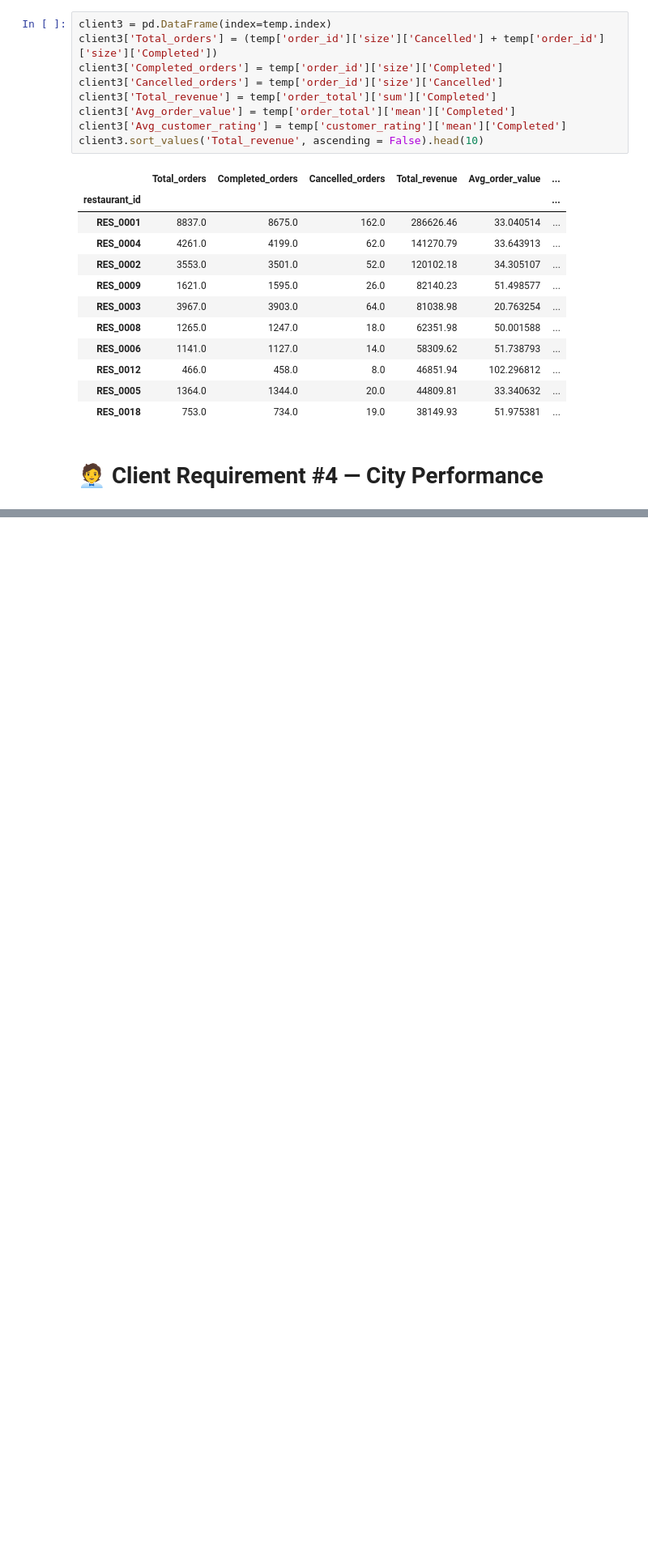
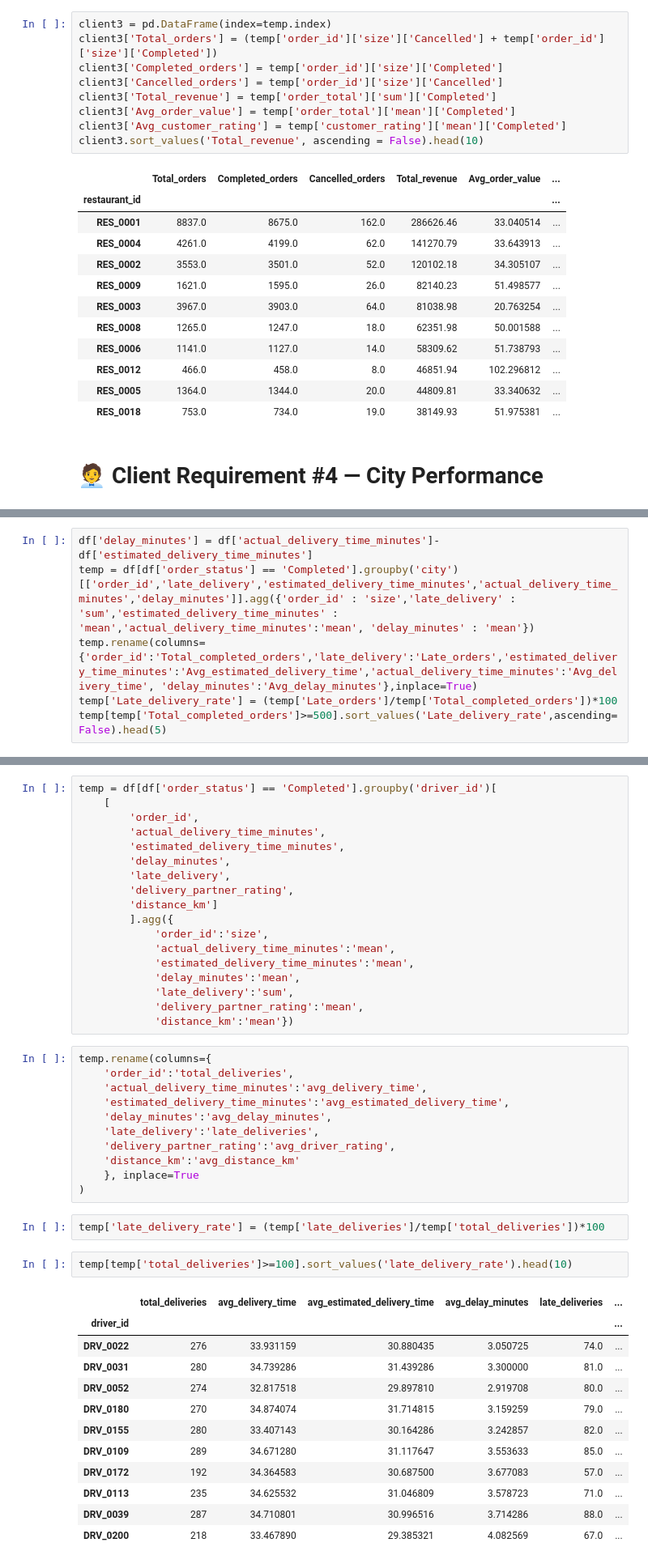
Before and after one commit to KishanG02/Jupyterfiles, a Jupyter notebook: Practice_pandas.ipynb, the cells around one changed output, grey strips where cells are left out. Shown at 81% size. Drawn from its saved outputs; the diff is of its cells as text; blank space fills up the shorter version.

```diff
--- a/Practice_pandas.ipynb
+++ b/Practice_pandas.ipynb
@@ -196,0 +265,6 @@ KeyError: 'Cancelled'
+# %%
+df['delay_minutes'] = df['actual_delivery_time_minutes']- df['estimated_delivery_time_minutes']
+temp = df[df['order_status'] == 'Completed'].groupby('city')[['order_id','late_delivery','estimated_delivery_time_minutes','actual_delivery_time_minutes','delay_minutes']].agg({'order_id' : 'size','late_delivery' : 'sum','estimated_delivery_time_minutes' : 'mean','actual_delivery_time_minutes':'mean', 'delay_minutes' : 'mean'})
+temp.rename(columns={'order_id':'Total_completed_orders','late_delivery':'Late_orders','estimated_delivery_time_minutes':'Avg_estimated_delivery_time','actual_delivery_time_minutes':'Avg_delivery_time', 'delay_minutes':'Avg_delay_minutes'},inplace=True)
+temp['Late_delivery_rate'] = (temp['Late_orders']/temp['Total_completed_orders'])*100
+temp[temp['Total_completed_orders']>=500].sort_values('Late_delivery_rate',ascending=False).head(5)
@@ -196,0 +297,46 @@ KeyError: 'Cancelled'
+# %%
+temp = df[df['order_status'] == 'Completed'].groupby('driver_id')[
+    [
+        'order_id',
+        'actual_delivery_time_minutes',
+        'estimated_delivery_time_minutes',
+        'delay_minutes',
+        'late_delivery',
+        'delivery_partner_rating',
+        'distance_km']
+        ].agg({
+            'order_id':'size',
+            'actual_delivery_time_minutes':'mean',
+            'estimated_delivery_time_minutes':'mean',
+            'delay_minutes':'mean',
+            'late_delivery':'sum',
+            'delivery_partner_rating':'mean',
+            'distance_km':'mean'})
+# %%
+temp.rename(columns={
+    'order_id':'total_deliveries',
+    'actual_delivery_time_minutes':'avg_delivery_time',
+    'estimated_delivery_time_minutes':'avg_estimated_delivery_time',
+    'delay_minutes':'avg_delay_minutes',
+    'late_delivery':'late_deliveries',
+    'delivery_partner_rating':'avg_driver_rating',
+    'distance_km':'avg_distance_km'
+    }, inplace=True
+)
+# %%
+temp['late_delivery_rate'] = (temp['late_deliveries']/temp['total_deliveries'])*100
+# %%
+temp[temp['total_deliveries']>=100].sort_values('late_delivery_rate').head(10)
+# %% [output]
+|  | total_deliveries | avg_delivery_time | avg_estimated_delivery_time | avg_delay_minutes | late_deliveries | ... |
+| driver_id |  |  |  |  |  | ... |
+| DRV_0022 | 276 | 33.931159 | 30.880435 | 3.050725 | 74.0 | ... |
+| DRV_0031 | 280 | 34.739286 | 31.439286 | 3.300000 | 81.0 | ... |
+| DRV_0052 | 274 | 32.817518 | 29.897810 | 2.919708 | 80.0 | ... |
+| DRV_0180 | 270 | 34.874074 | 31.714815 | 3.159259 | 79.0 | ... |
+| DRV_0155 | 280 | 33.407143 | 30.164286 | 3.242857 | 82.0 | ... |
+| DRV_0109 | 289 | 34.671280 | 31.117647 | 3.553633 | 85.0 | ... |
+| DRV_0172 | 192 | 34.364583 | 30.687500 | 3.677083 | 57.0 | ... |
+| DRV_0113 | 235 | 34.625532 | 31.046809 | 3.578723 | 71.0 | ... |
+| DRV_0039 | 287 | 34.710801 | 30.996516 | 3.714286 | 88.0 | ... |
+| DRV_0200 | 218 | 33.467890 | 29.385321 | 4.082569 | 67.0 | ... |
```
Also changed, not shown: parts of 99 cells of this notebook, 2 other files.
